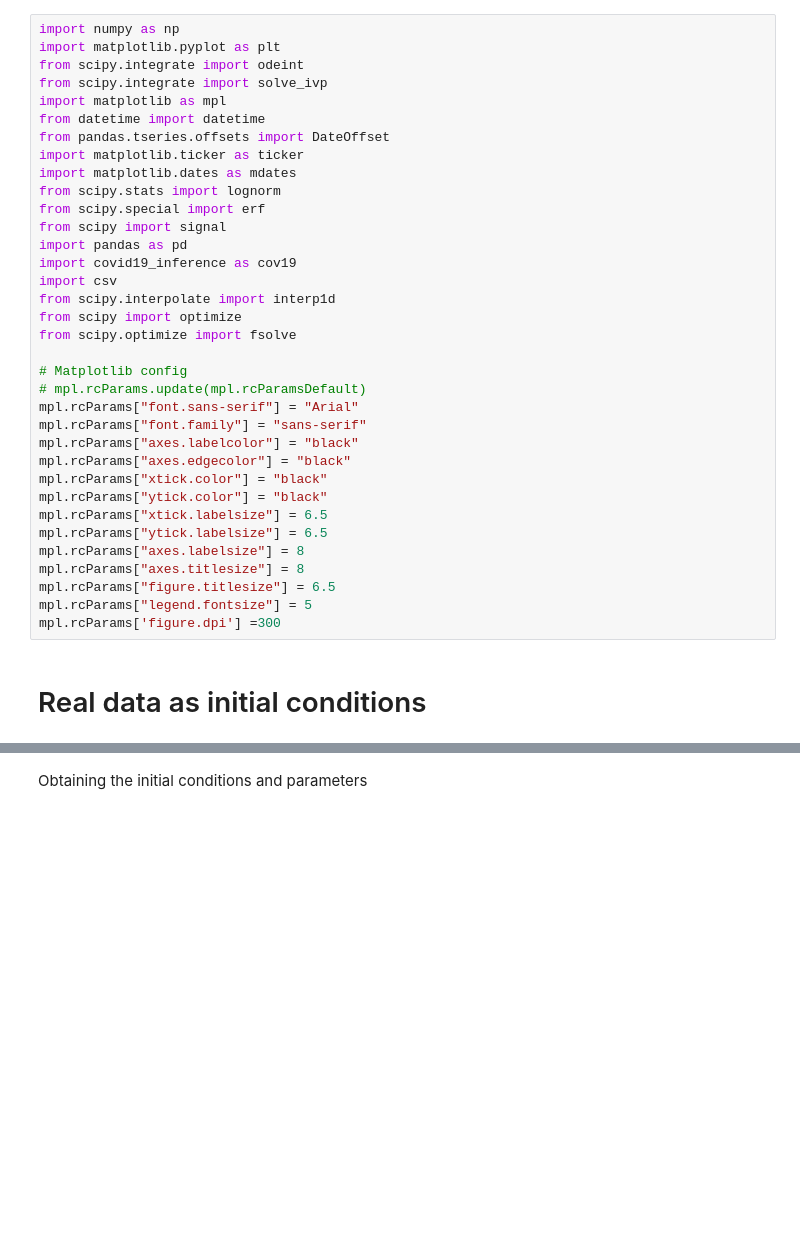
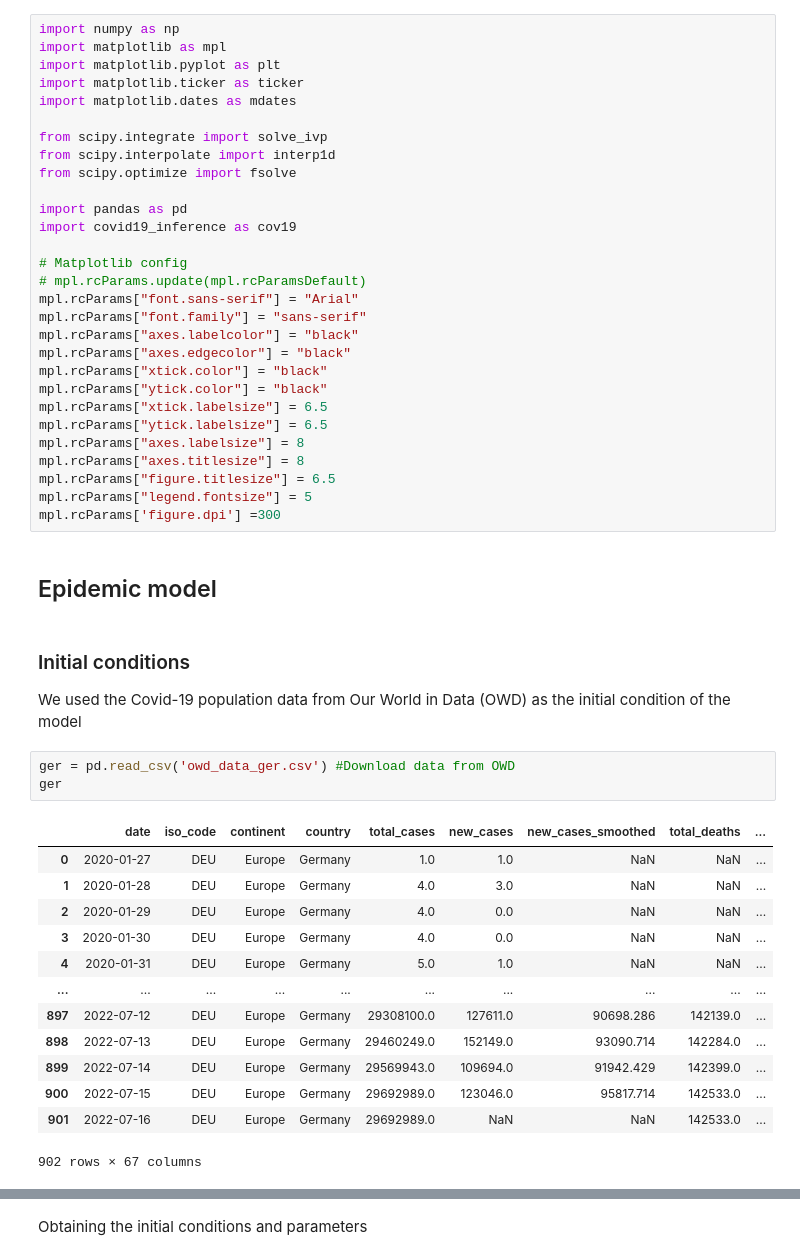
Before and after one commit to liapla/Game-Theory-and-Epidemics, a Jupyter notebook: DecisionOnModel.ipynb, the cells around one changed output, grey strips where cells are left out. Cells and saved outputs as stored; diff of their text form; blank space fills up the shorter version.

```diff
--- a/DecisionOnModel.ipynb
+++ b/DecisionOnModel.ipynb
@@ -6,22 +12,16 @@ https://colab.research.google.com/github/liapla/Game-Theory-and-Epidemics/blob/m
 # %%
 import numpy as np
+import matplotlib as mpl
 import matplotlib.pyplot as plt
-from scipy.integrate import odeint
-from scipy.integrate import solve_ivp
-import matplotlib as mpl
-from datetime import datetime
-from pandas.tseries.offsets import DateOffset
 import matplotlib.ticker as ticker
 import matplotlib.dates as mdates
-from scipy.stats import lognorm
-from scipy.special import erf
-from scipy import signal
+
+from scipy.integrate import solve_ivp
+from scipy.interpolate import interp1d
+from scipy.optimize import fsolve
+
 import pandas as pd
 import covid19_inference as cov19
-import csv
-from scipy.interpolate import interp1d
-from scipy import optimize
-from scipy.optimize import fsolve
 
 # Matplotlib config
 # mpl.rcParams.update(mpl.rcParamsDefault)
@@ -38,5 +38,25 @@ mpl.rcParams["axes.titlesize"] = 8
 mpl.rcParams["figure.titlesize"] = 6.5
 mpl.rcParams["legend.fontsize"] = 5
 mpl.rcParams['figure.dpi'] =300
-# %% [markdown]
-# Real data as initial conditions
+# %% [markdown]
+## Epidemic model
+# %% [markdown]
+### Initial conditions
+We used the Covid-19 population data from Our World in Data (OWD) as the initial condition of the model
+# %%
+ger = pd.read_csv('owd_data_ger.csv') #Download data from OWD
+ger
+# %% [output]
+|  | date | iso_code | continent | country | total_cases | new_cases | new_cases_smoothed | total_deaths | ... |
+| 0 | 2020-01-27 | DEU | Europe | Germany | 1.0 | 1.0 | NaN | NaN | ... |
+| 1 | 2020-01-28 | DEU | Europe | Germany | 4.0 | 3.0 | NaN | NaN | ... |
+| 2 | 2020-01-29 | DEU | Europe | Germany | 4.0 | 0.0 | NaN | NaN | ... |
+| 3 | 2020-01-30 | DEU | Europe | Germany | 4.0 | 0.0 | NaN | NaN | ... |
+| 4 | 2020-01-31 | DEU | Europe | Germany | 5.0 | 1.0 | NaN | NaN | ... |
+| ... | ... | ... | ... | ... | ... | ... | ... | ... | ... |
+| 897 | 2022-07-12 | DEU | Europe | Germany | 29308100.0 | 127611.0 | 90698.286 | 142139.0 | ... |
+| 898 | 2022-07-13 | DEU | Europe | Germany | 29460249.0 | 152149.0 | 93090.714 | 142284.0 | ... |
+| 899 | 2022-07-14 | DEU | Europe | Germany | 29569943.0 | 109694.0 | 91942.429 | 142399.0 | ... |
+| 900 | 2022-07-15 | DEU | Europe | Germany | 29692989.0 | 123046.0 | 95817.714 | 142533.0 | ... |
+| 901 | 2022-07-16 | DEU | Europe | Germany | 29692989.0 | NaN | NaN | 142533.0 | ... |
+902 rows × 67 columns
```
Also changed, not shown: parts of 40 cells of this notebook.
